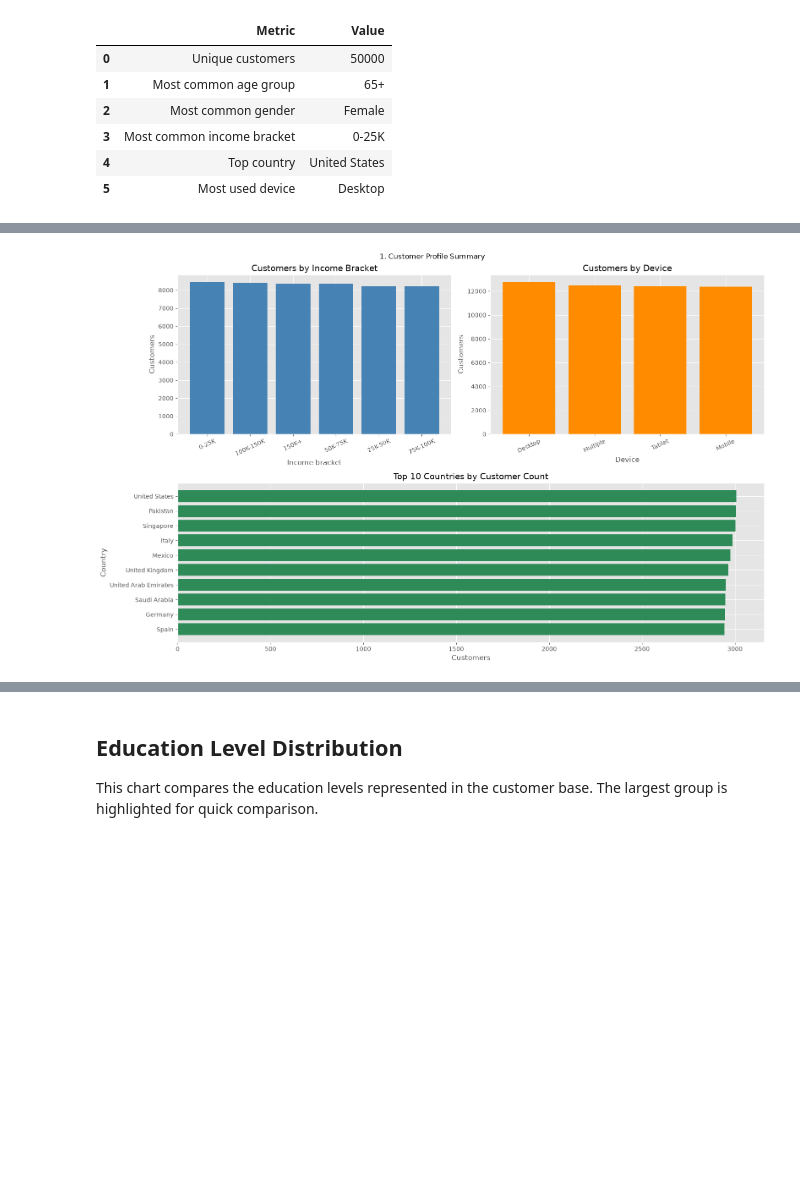
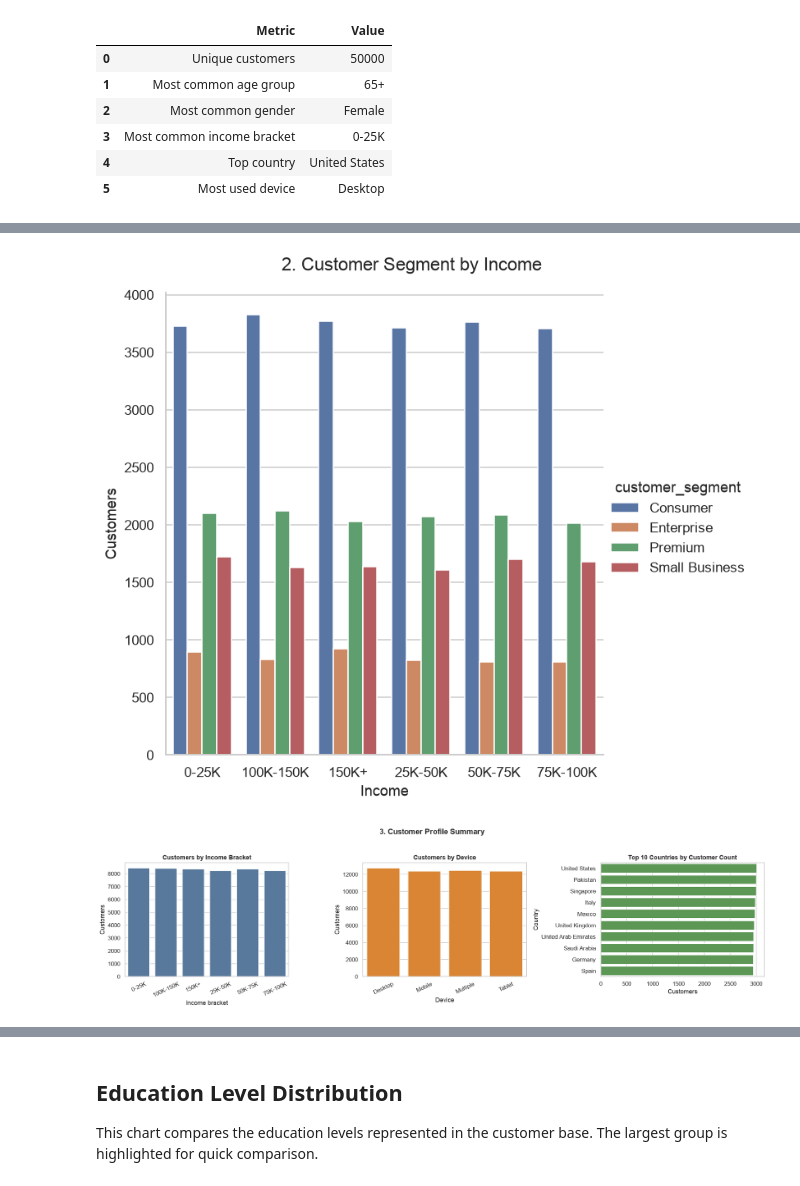
Before and after one commit to yezaw-zafki/Industrial-Analysis-EDA, a Jupyter notebook: E-commerace Customer Segmentation.ipynb, the cells around one changed output, grey strips where cells are left out. Cells and saved outputs as stored; diff of their text form; code cells hidden in the pictures; blank space fills up the shorter version.

```diff
--- a/E-commerace Customer Segmentation.ipynb
+++ b/E-commerace Customer Segmentation.ipynb
@@ -202,5 +314,12 @@ plt.style.use('ggplot')
 # %%
-def show_fig():
-    plt.tight_layout()
+def show_fig(fig=None, title=None):
+    """Apply the notebook figure standard and display one figure."""
+    figure = fig or plt.gcf()
+    if title:
+        figure.suptitle(title, fontweight="bold")
+    figure.tight_layout(rect=[0, 0, 1, 0.95] if title else None)
     plt.show()
+    plt.close(figure)
+
+
 plot_no = 1
@@ -211,35 +335,50 @@ This chart shows how customers are distributed across the main business segments
+# %%
+sns.set_style('whitegrid')
+sns.set_context('notebook')
+# %%
+g = sns.catplot(
+    data=df,
+    x="income_bracket",
+    hue="customer_segment",
+    kind="count",
+    height=6
+)
+
+g.set_axis_labels("Income", "Customers")
+g.figure.suptitle(f"{plot_no}. Customer Segment by Income", y=1.03)
+plot_no += 1
+plt.show()
+# %% [output]
+[figure, added]
 # %%
-fig = plt.figure(figsize=(16, 10))
-grid = fig.add_gridspec(2, 2)
+fig, axes = plt.subplots(1, 3, figsize=(18, 5))
 
-income_ax = fig.add_subplot(grid[0, 0])
-income_counts = df["income_bracket"].value_counts()
-income_ax.bar(income_counts.index, income_counts.values, color="steelblue")
-income_ax.set_title("Customers by Income Bracket")
-income_ax.set_xlabel("Income bracket")
-income_ax.set_ylabel("Customers")
-income_ax.tick_params(axis="x", rotation=25)
+sns.countplot(data=df, x="income_bracket", ax=axes[0], color=PALETTE["blue"])
+axes[0].set_title("Customers by Income Bracket")
+axes[0].set_xlabel("Income bracket")
+axes[0].set_ylabel("Customers")
+axes[0].tick_params(axis="x", rotation=25)
 
+sns.countplot(data=df, x="device_used", ax=axes[1], color=PALETTE["orange"])
+axes[1].set_title("Customers by Device")
+axes[1].set_xlabel("Device")
+axes[1].set_ylabel("Customers")
+axes[1].tick_params(axis="x", rotation=25)
 
-device_ax = fig.add_subplot(grid[0, 1])
-device_counts = df["device_used"].value_counts()
-device_ax.bar(device_counts.index, device_counts.values, color="darkorange")
-device_ax.set_title("Customers by Device")
-device_ax.set_xlabel("Device")
-device_ax.set_ylabel("Customers")
-device_ax.tick_params(axis="x", rotation=25)
+country_order = df["country"].value_counts().head(10).index
+sns.countplot(
+    data=df,
+    y="country",
+    order=country_order,
+    ax=axes[2],
+    color=PALETTE["green"],
+)
+axes[2].set_title("Top 10 Countries by Customer Count")
+axes[2].set_xlabel("Customers")
+axes[2].set_ylabel("Country")
 
-
-country_ax = fig.add_subplot(grid[1, :])
-country_counts = df["country"].value_counts().head(10).sort_values()
-country_ax.barh(country_counts.index, country_counts.values, color="seagreen")
-country_ax.set_title("Top 10 Countries by Customer Count")
-country_ax.set_xlabel("Customers")
-country_ax.set_ylabel("Country")
-
-fig.suptitle(f"{plot_no}. Customer Profile Summary")
+show_fig(fig, f"{plot_no}. Customer Profile Summary")
 plot_no += 1
-show_fig()
 # %% [output]
-[figure, old version]
+[figure, new version]
 # %%
```
Also changed, not shown: parts of 25 cells of this notebook.
